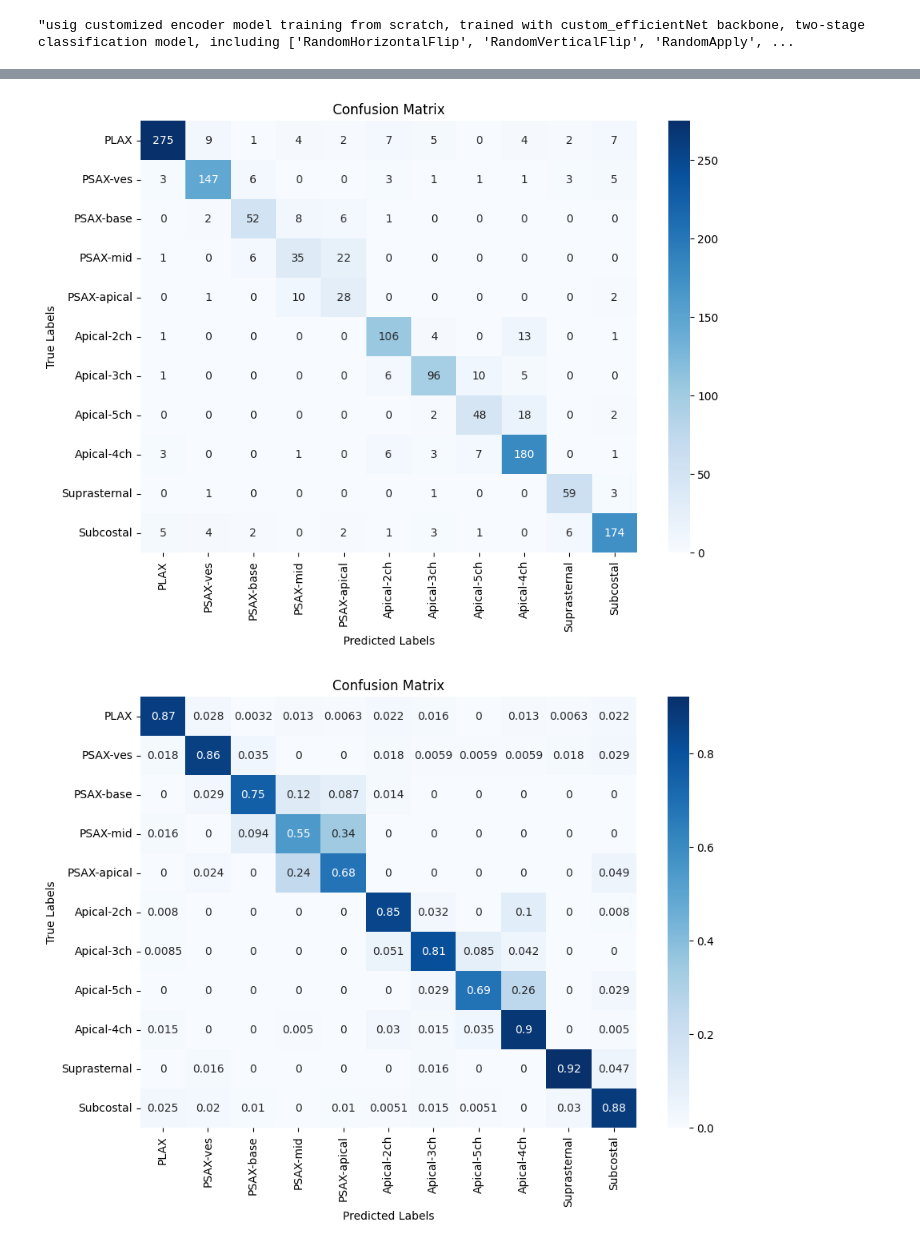
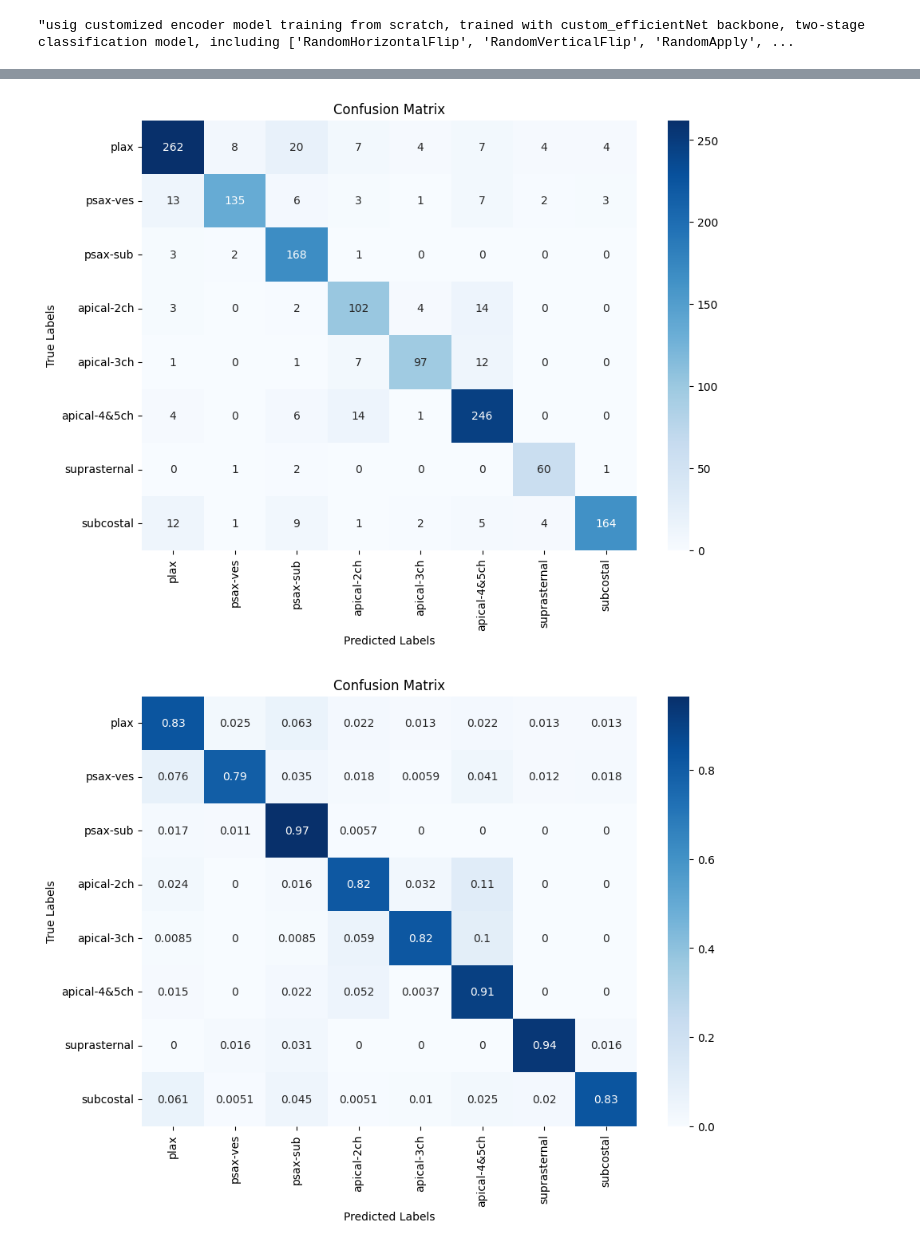
Before and after one commit to shokoofa-ghods/TTE_view_classification_pipeline, a Jupyter notebook: notebooks/models/singleSlicePipeline.ipynb, the cells around one changed output, grey strips where cells are left out. Cells and saved outputs as stored; diff of their text form; code cells hidden in the pictures.

```diff
--- a/notebooks/models/singleSlicePipeline.ipynb
+++ b/notebooks/models/singleSlicePipeline.ipynb
@@ -511,8 +529,3 @@ def update_optimizer(model, new_lr):
 print(device)
 # %% [output]
 cuda
-# %%
-loaded_info = torch.load(os.path.join(files_address, 'notebooks/saved_models', 'model_EncoderViewClassifier-bb_(custom_efficientNet)-acc_0.644.pth'))
-model = loaded_info['model']
-description = loaded_info['discription']
-description
@@ -533,10 +544,11 @@ def evaluate(model, loader, device, mode='validation'):
     labels = labels.squeeze(1)
     with torch.no_grad():
       outputs = model(images)
-      loss = criterion(outputs, labels)
+      new_labels = torch.tensor([model.view_id_to_group_idx[v.item()] for v in labels], device=device)
+      loss = criterion(outputs, new_labels)
       total += images.size(0)
       _, predictions = outputs.max(1)
-      total_correct += (labels == predictions).sum()
+      total_correct += (new_labels == predictions).sum()
       total_loss += loss.item() * images.size(0)
       # print('Valid \t',  predictions, labels, labels == predictions, total_correct, total, images.size(0), '\n')
 
@@ -546,7 +558,7 @@ def evaluate(model, loader, device, mode='validation'):
   print(f'{mode} epoch {epoch}: Loss({loss:6.4f}),  Accuracy ({accuracy:6.4f}))')
   return accuracy, loss
 # %%
-epochs = 25
+epochs = 10
 backbone_freeze_epoch = 3
 accs = []
 losses = []
@@ -571,17 +583,18 @@ for epoch in range(epochs):
   for i, (images, labels) in enumerate(train_loader):
     images = images.to(device)
     labels = labels.to(device)
+    labels = labels.squeeze(1)
     optimizer.zero_grad()
     outputs = model(images)
-    labels = labels.squeeze(1)
-    loss = criterion(outputs, labels)
+    new_labels = torch.tensor([model.view_id_to_group_idx[v.item()] for v in labels], device=device)
+    loss = criterion(outputs, new_labels)
     loss.backward()
     optimizer.step()
 
     total += images.size(0)
     _, predictions = outputs.max(1)
     running_loss += loss.item() * images.size(0)
-    running_corrects += (predictions == labels).sum()
+    running_corrects += (predictions == new_labels).sum()
 
   epoch_loss = running_loss / total
   epoch_acc = running_corrects / total
@@ -590,7 +603,7 @@ for epoch in range(epochs):
   # loss = total_loss / total
   print(f'Train epoch {epoch}: Loss({epoch_loss:6.4f}, Accuracy ({epoch_acc:6.5f}) )')
   val_acc, val_loss = evaluate(model, val_loader, device, mode='valid')
-  scheduler.step(val_loss)
+  # scheduler.step(val_loss)
   accs.append(val_acc)
   losses.append(val_loss)
 
@@ -601,10 +614,10 @@ for epoch in range(epochs):
     best_val_loss = val_loss
     epochs_no_improve = 0
     best_model = copy.deepcopy(model)
-#     torch.save(model.state_dict(), (f'/home/student/shokoofa/Downloads/res_model{epoch}.pth'))
+
   else:
     epochs_no_improve += 1
 
-  if epochs_no_improve > 5 and epoch > 14:
+  if epochs_no_improve >= 2 and epoch >= 3:
     print('no further improvement ', best_acc)
     break
@@ -657,19 +668,20 @@ def evaluate_test(model, loader, device, mode='Test'):
     labels = labels.to(device)
     labels = labels.squeeze(1)
     with torch.no_grad():
-      outputs, groups = model(images)
+      outputs = model(images)
       # loss = criterion(outputs, labels)
       # total_loss += loss.item() * images.size(0)
       batch_start = i * loader.batch_size
       batch_indices = list(range(batch_start, batch_start + images.size(0)))
       total += images.size(0)
       _, predictions = outputs.max(1)
-      total_correct += (labels == predictions).sum()
+      new_labels = torch.tensor([model.view_id_to_group_idx[v.item()] for v in labels], device=device)
+      total_correct += (new_labels == predictions).sum()
       confidence = torch.softmax(outputs, dim=1)
       confidences.extend(confidence.cpu().numpy())
       indices.extend(batch_indices)
       predicted_labels.extend(predictions.cpu().numpy())
-      true_labels.extend(labels.cpu().numpy())
+      true_labels.extend(new_labels.cpu().numpy())
 
   # print(total_correct, total, accuracy)
   # loss = total_loss / total
@@ -714,27 +726,29 @@ calculate_accuracy(true_labels, pred_labels)
 # %%
 valid_labels = {'PLAX': 0, 'PSAX-ves' : 1, 'PSAX-base' : 2, 'PSAX-mid' : 3,
                               'PSAX-apical' : 4, 'Apical-2ch' : 5, 'Apical-3ch' : 6,
                               'Apical-5ch' : 7, 'Apical-4ch' : 8, 'Suprasternal' : 9, 'Subcostal' : 10
                }
 
-labels_name = valid_labels.keys()
+labels_name = ['plax', 'psax-ves', 'psax-sub', 'apical-2ch', 'apical-3ch', 'apical-4&5ch', 'suprasternal', 'subcostal']
+
+# labels_name = valid_labels.keys()
 
 cm = confusion_matrix(true_labels, pred_labels)
 cm_normalized = cm.astype('float') / cm.sum(axis=1)[:, np.newaxis]
 
 plt.figure(figsize=(10,7))
 sns.heatmap(cm, annot=True, fmt='d', cmap='Blues', xticklabels=labels_name, yticklabels=labels_name )
 plt.xlabel('Predicted Labels')
 plt.ylabel('True Labels')
 plt.title('Confusion Matrix')
 plt.show()
 
 plt.figure(figsize=(10,7))
 sns.heatmap(cm_normalized, annot=True, cmap='Blues', xticklabels=labels_name, yticklabels=labels_name )
 plt.xlabel('Predicted Labels')
 plt.ylabel('True Labels')
 plt.title('Confusion Matrix')
 plt.show()
 # %% [output]
-[figure, old version]
+[figure, new version]
-[figure, old version]
+[figure, new version]
```
Also changed, not shown: parts of 17 cells of this notebook.
